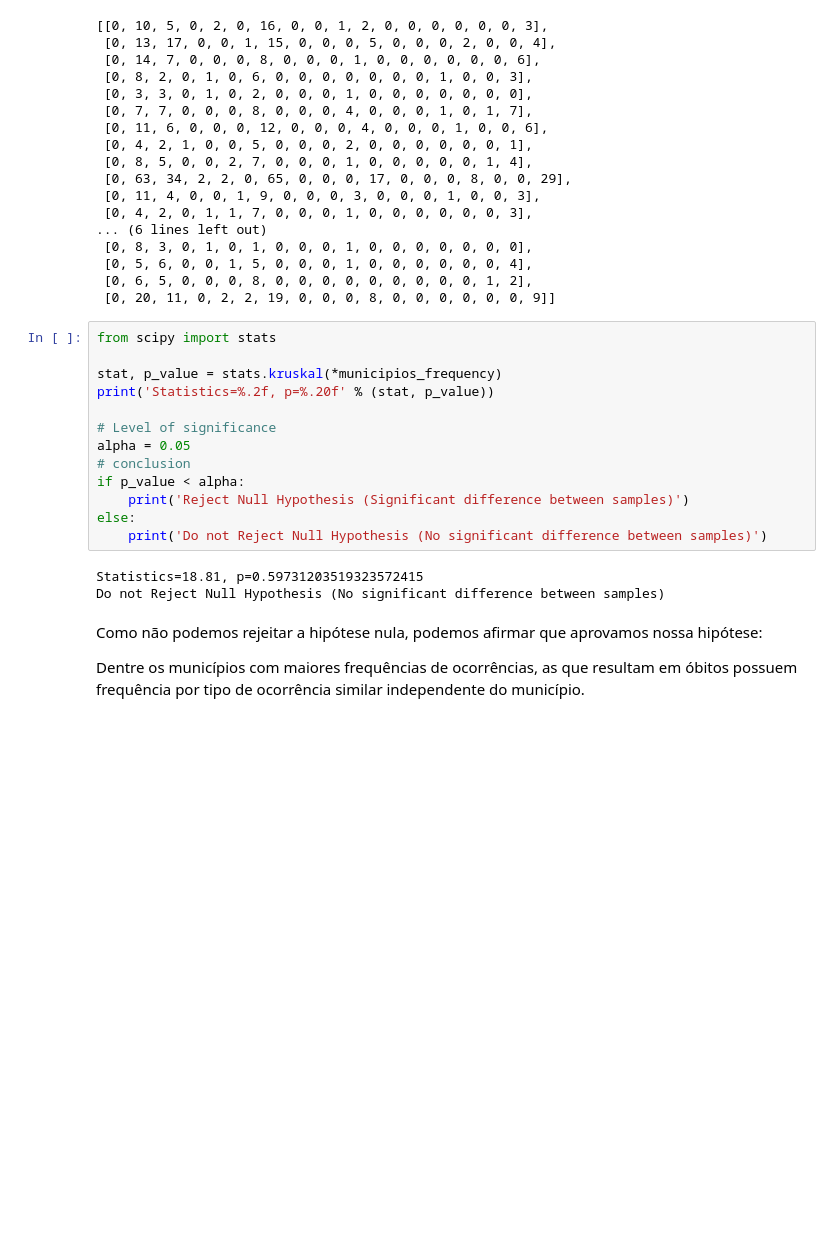
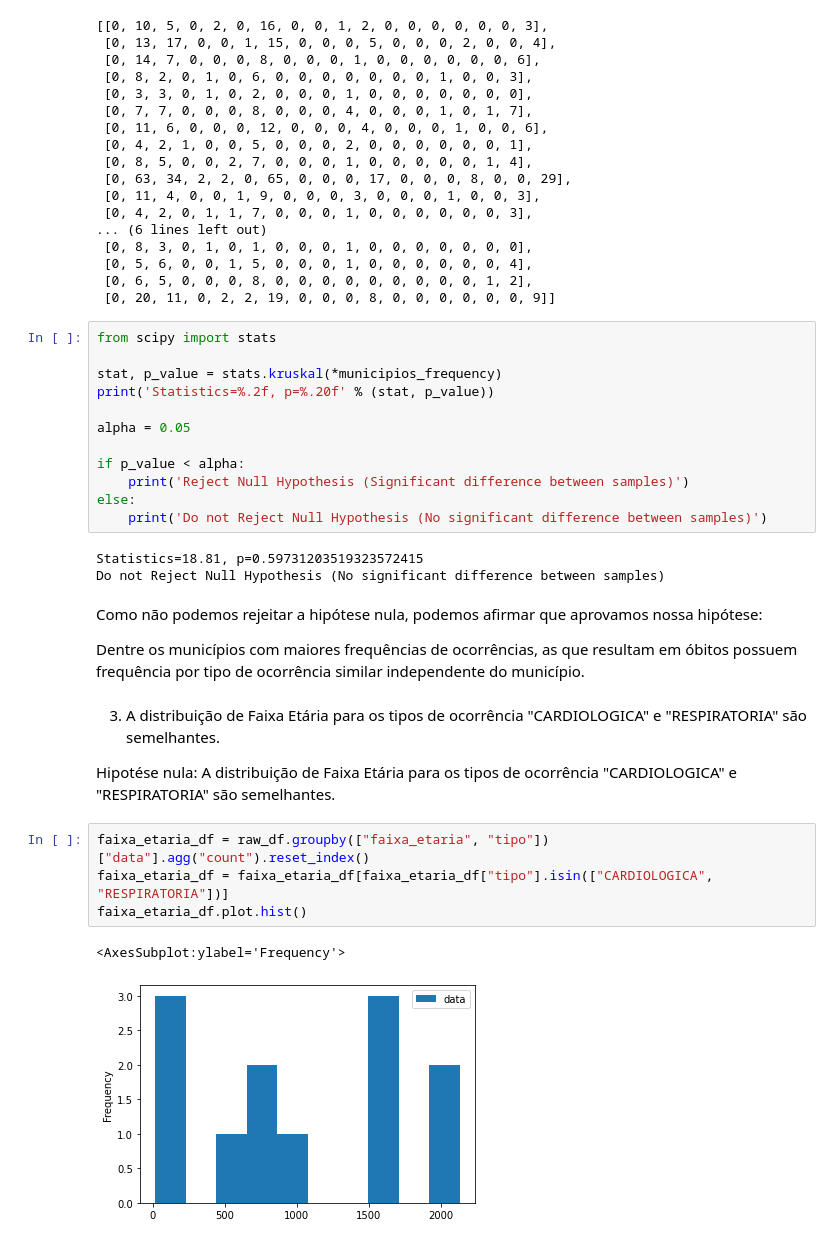
Before and after one commit to alpsilva/emergency-occurrences-recife, a Jupyter notebook: study.ipynb, the cells around one changed output. Cells and saved outputs as stored; diff of their text form; blank space fills up the shorter version.

```diff
--- a/study.ipynb
+++ b/study.ipynb
@@ -404,9 +445,8 @@ from scipy import stats
 stat, p_value = stats.kruskal(*municipios_frequency)
 print('Statistics=%.2f, p=%.20f' % (stat, p_value))
 
-# Level of significance
 alpha = 0.05
-# conclusion
+
 if p_value < alpha:
     print('Reject Null Hypothesis (Significant difference between samples)')
 else:
@@ -418,3 +458,14 @@ Do not Reject Null Hypothesis (No significant difference between samples)
 Como não podemos rejeitar a hipótese nula, podemos afirmar que aprovamos nossa hipótese:
 
 Dentre os municípios com maiores frequências de ocorrências, as que resultam em óbitos possuem frequência por tipo de ocorrência similar independente do município.
+# %% [markdown]
+3. A distribuição de Faixa Etária para os tipos de ocorrência "CARDIOLOGICA" e "RESPIRATORIA" são semelhantes.
+
+Hipotése nula: A distribuição de Faixa Etária para os tipos de ocorrência "CARDIOLOGICA" e "RESPIRATORIA" são semelhantes.
+# %%
+faixa_etaria_df = raw_df.groupby(["faixa_etaria", "tipo"])["data"].agg("count").reset_index()
+faixa_etaria_df = faixa_etaria_df[faixa_etaria_df["tipo"].isin(["CARDIOLOGICA", "RESPIRATORIA"])]
+faixa_etaria_df.plot.hist()
+# %% [output]
+<AxesSubplot:ylabel='Frequency'>
+[figure, added]
```
Also changed, not shown: parts of 30 cells of this notebook.
